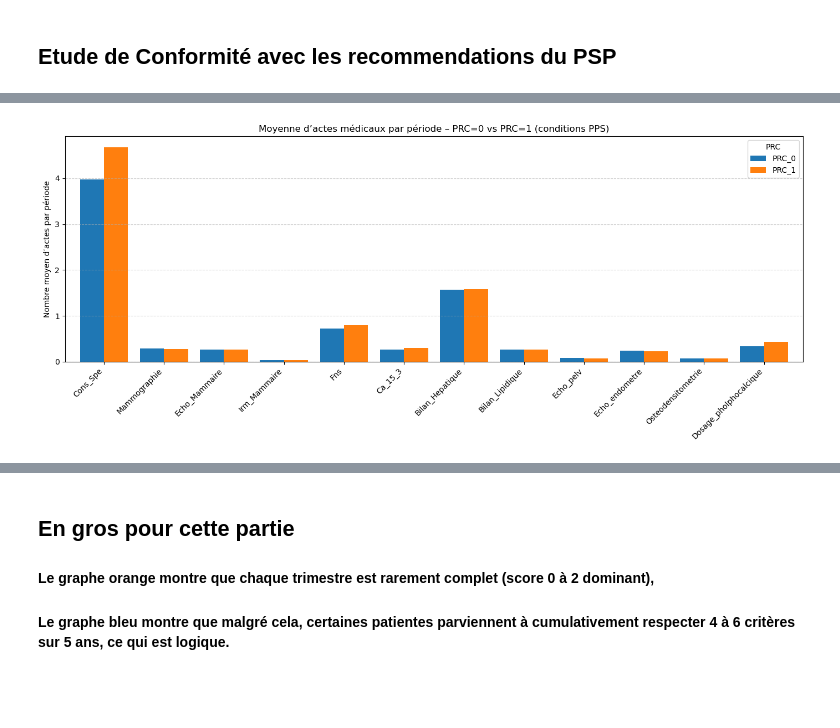
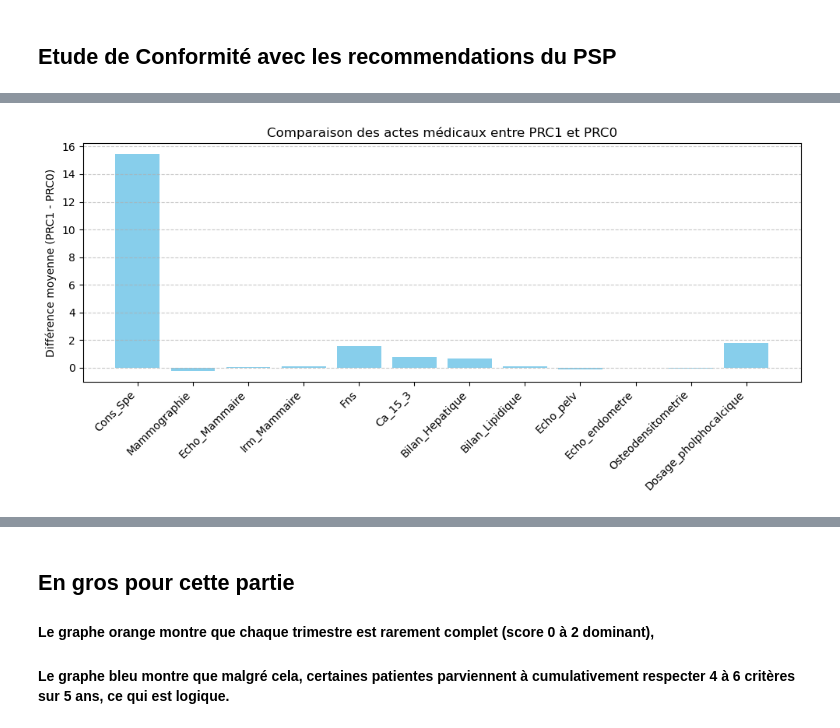
Before and after one commit to hemza1/TER_M1_2025, a Jupyter notebook: notebooks/test.ipynb, the cells around one changed output, grey strips where cells are left out. Drawn from its saved outputs; the diff is of its cells as text; code cells hidden in the pictures; blank space fills up the shorter version.

```diff
--- a/notebooks/test.ipynb
+++ b/notebooks/test.ipynb
@@ -370,6 +423,2 @@ df_resumé_par_periode.head(20)
 # %% [markdown]
 ## Etude de Conformité avec les recommendations du PSP
-# %%
-for acte in actes_suivi:
-    if acte in df_resumé_par_periode.columns:
-        df_resumé_par_periode[f"conf_{acte}"] = (df_resumé_par_periode[acte] >= 1).astype(int)
@@ -463,21 +462,28 @@ Index(['ID_PATIENT', 'periode_suivi', 'PRC', 'Cons_Spe', 'Mammographie',
 # %%
+# 1. Calcul des traitements actifs par patiente depuis df_merged
 traitements = df_merged.groupby("ID_PATIENT")[["Tamoxifen", "Anti_arom", "CT"]].max().reset_index()
-df_resumé_par_periode = df_resumé_par_periode.merge(traitements, on="ID_PATIENT", how="left")
+
+# 2. Intégrer les colonnes Tamoxifen / Anti_arom / CT dans df_long
+df_long = df_long.merge(traitements, on="ID_PATIENT", how="left")
 # %%
-df_conformite = df_resumé_par_periode.copy()
+import pandas as pd
+import matplotlib.pyplot as plt
+import plotly.graph_objects as go
 
-def moyenne_par_acte_conditionnelle(df, acte, condition_col=None):
+# Fonction adaptée à df_long
+def moyenne_par_acte_conditionnelle_long(df_long, acte, condition_col=None):
+    df_acte = df_long[df_long["Acte"] == acte]
     if condition_col:
-        df_filtré = df[df[condition_col] == 1]
-    else:
-        df_filtré = df
-    if df_filtré.empty:
+        df_acte = df_acte[df_acte[condition_col] == 1]
+    if df_acte.empty:
         return pd.DataFrame({f"PRC_0": [0], f"PRC_1": [0]}, index=[acte])
-    moyennes = df_filtré.groupby("PRC")[[acte]].mean().T
+
+    moyennes = df_acte.groupby("PRC")["Nb_realisations"].mean().to_frame().T
     moyennes.columns = [f"PRC_{col}" for col in moyennes.columns]
     moyennes.index = [acte]
     return moyennes
 
+# Dictionnaire des conditions spécifiques
 actes_conditions = {
     "Cons_Spe": None,
     "Mammographie": None,
@@ -487,27 +493,48 @@ actes_conditions = {
     "Ca_15_3": None,
     "Bilan_Hepatique": None,
     "Bilan_Lipidique": None,
-    "Echo_pelv": "Tamoxifen",                      # ↔ tamoxifène
-    "Echo_endometre": "Tamoxifen",                 # ↔ tamoxifène
-    "Osteodensitometrie": "Anti_arom",             # ↔ anti-aromatase
-    "Dosage_pholphocalcique": "Anti_arom",         # ↔ anti-aromatase
-
+    "Echo_pelv": "Tamoxifen",
+    "Echo_endometre": "Tamoxifen",
+    "Osteodensitometrie": "Anti_arom",
+    "Dosage_pholphocalcique": "Anti_arom"
 }
 
+# Calcul des moyennes
 moyennes_finales = []
-
 for acte, condition in actes_conditions.items():
-    moy = moyenne_par_acte_conditionnelle(df_conformite, acte, condition)
+    moy = moyenne_par_acte_conditionnelle_long(df_long, acte, condition)
     moyennes_finales.append(moy)
 
 df_moyennes_pps = pd.concat(moyennes_finales)
 
-ax = df_moyennes_pps.plot(kind='bar', figsize=(14, 6), width=0.8)
-plt.title("Moyenne d’actes médicaux par période – PRC=0 vs PRC=1 (conditions PPS)")
-plt.ylabel("Nombre moyen d’actes par période")
+# Ajouter la différence PRC_1 - PRC_0
+df_moyennes_pps["Différence PRC1 - PRC_0"] = df_moyennes_pps["PRC_1"] - df_moyennes_pps["PRC_0"]
+
+# Affichage tableau
+print(df_moyennes_pps)
+
+# Sankey
+labels = list(df_moyennes_pps.index) + ["PRC_0", "PRC_1"]
+sources, targets, values = [], [], []
+
+for i, acte in enumerate(df_moyennes_pps.index):
+    sources += [i, i]
+    targets += [len(df_moyennes_pps.index), len(df_moyennes_pps.index)+1]
+    values += [df_moyennes_pps.loc[acte, "PRC_0"], df_moyennes_pps.loc[acte, "PRC_1"]]
+
+fig = go.Figure(data=[go.Sankey(
+    node=dict(label=labels, pad=15, thickness=20),
+    link=dict(source=sources, target=targets, value=values)
+)])
+fig.show()
+
+# Histogramme style "code initial"
+plt.figure(figsize=(10, 5))
+plt.bar(df_moyennes_pps.index, df_moyennes_pps["Différence PRC1 - PRC_0"], color="skyblue")
 plt.xticks(rotation=45, ha='right')
-plt.grid(axis='y', linestyle='--', alpha=0.6)
-plt.legend(title="PRC")
+plt.ylabel("Différence moyenne (PRC1 - PRC0)")
+plt.title("Comparaison des actes médicaux entre PRC1 et PRC0")
+plt.grid(axis="y", linestyle="--", alpha=0.7)
 plt.tight_layout()
 plt.show()
 # %% [output]
@@ -514 +555 @@ plt.show()
-[figure, old version]
+[figure, new version]
```
Also changed, not shown: parts of 44 cells of this notebook.
